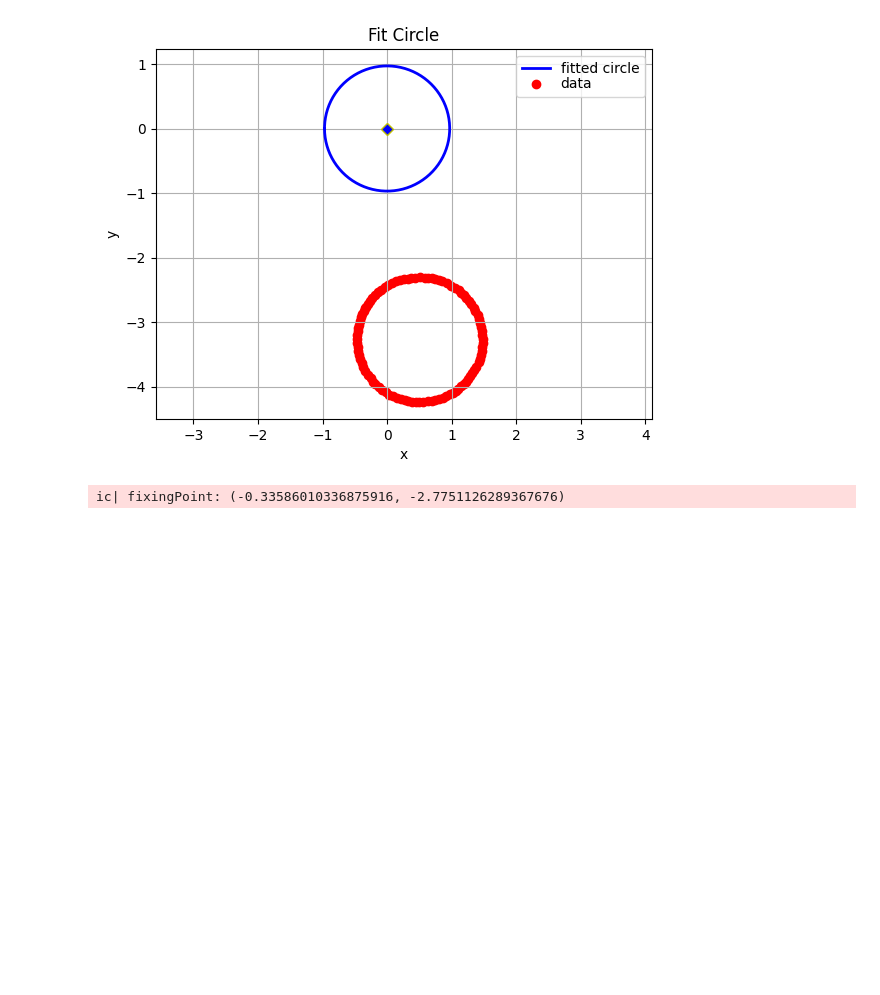
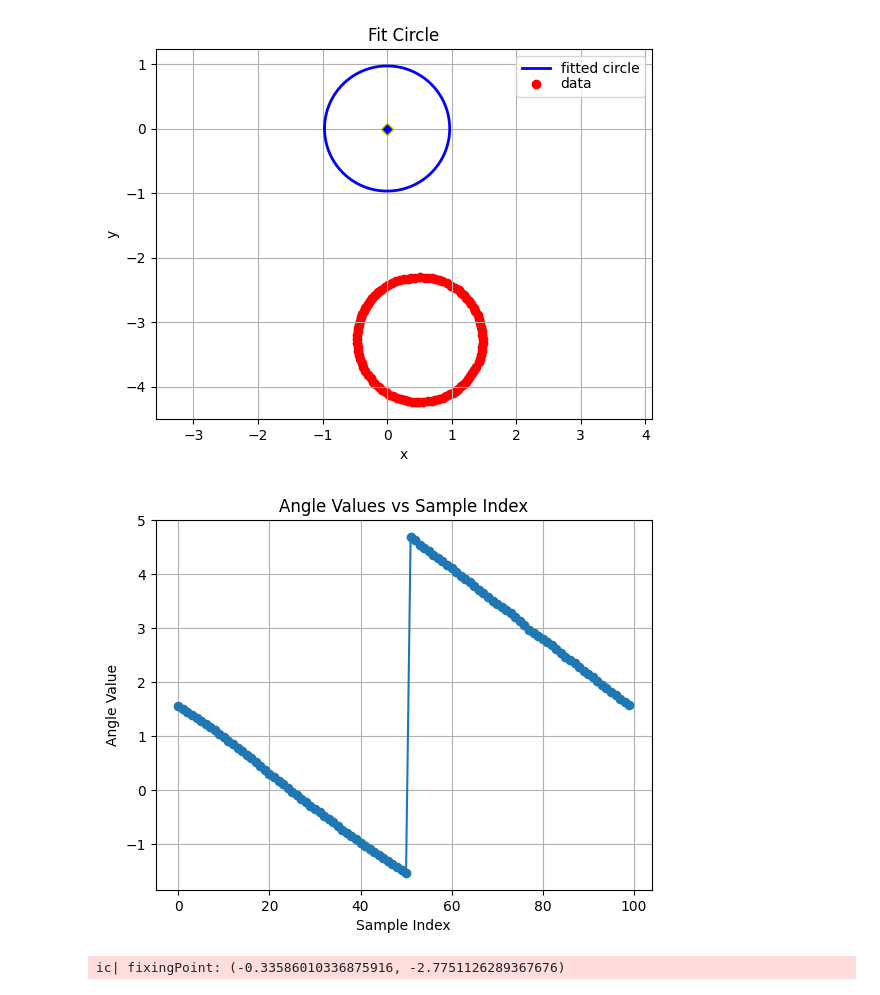
Before and after one commit to Team488/VR_NetworkTables2024, a Jupyter notebook: fieldCalibrateDebug.ipynb, the cells around one changed output. Drawn from its saved outputs; the diff is of its cells as text; code cells hidden in the pictures; blank space fills up the shorter version.

```diff
--- a/fieldCalibrateDebug.ipynb
+++ b/fieldCalibrateDebug.ipynb
@@ -16,3 +46,50 @@ circle.plot_data_circle(circle_samples, 0, 0, r)
 # %% [output]
 Calculated circle with error:  0.004633042834492194  xc:  0.5049212823888767  yc:  -3.269608150643713  r:  0.9693236646419723
 [figure]
+# %%
+import numpy as np
+
+def calculate_angle(point1, point2, center=(0, 0)):
+    """
+    Calculate the angle between two points on a circle with respect to the center.
+    Result is in radians.
+    """
+    # Convert points to vectors from the center
+    vector1 = np.subtract(point1, center)
+    vector2 = np.subtract(point2, center)
+
+    # Calculate the angle with atan2
+    angle1 = np.arctan2(vector1[1], vector1[0])
+    angle2 = np.arctan2(vector2[1], vector2[0])
+
+    # Calculate the difference
+    angle = angle2 - angle1
+
+    # Normalize the result to be between -pi and pi
+    angle = (angle + np.pi) % (2 * np.pi) - np.pi
+
+    return angle
+
+# Example points (x, y)
+# point1 = (3, 4)
+# point2 = (5, 1)
+# center = (0, 0)  # Default center at (0, 0)
+
+# angle = calculate_angle(point1, point2, center)
+# print(f"Angle between points: {np.degrees(angle)} degrees")
+# %%
+# Plot angle from starting point for each sample in the FRC coordinate system
+# Extract angle values
+angle_values = [calculate_angle(point,circle_samples[0], (xc,yc)) for point in circle_samples]
+initial_angle = np.pi/2
+angle_values = [(x + initial_angle) for x in angle_values]
+
+# Plot
+plt.plot(angle_values, marker='o')
+plt.title('Angle Values vs Sample Index')
+plt.xlabel('Sample Index')
+plt.ylabel('Angle Value')
+plt.grid(True)
+plt.show()
+# %% [output]
+[figure, added]
```
Also changed, not shown: parts of 7 cells of this notebook, 1 other file.
